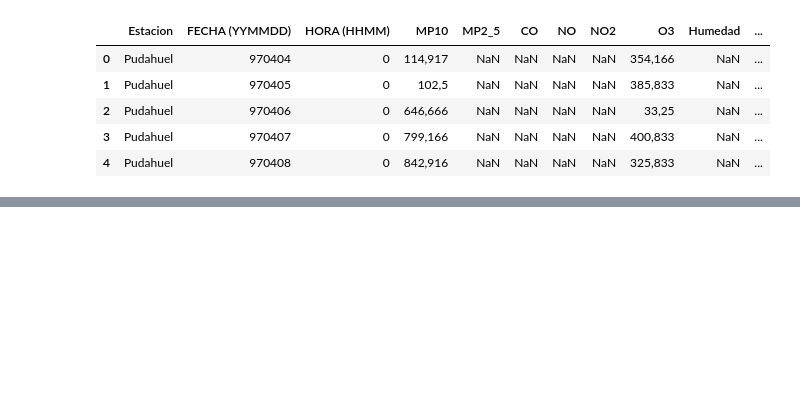
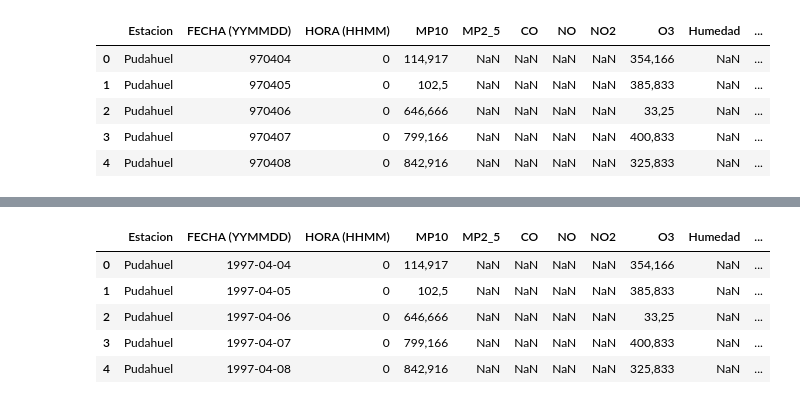
Before and after one commit to Branlut/miniproyecto2, a Jupyter notebook: analisis.ipynb, the cells around one changed output, grey strips where cells are left out. Saved outputs shown, nothing was run; the diff lists cells and outputs as text; code cells hidden in the pictures; blank space fills up the shorter version.

```diff
--- a/analisis.ipynb
+++ b/analisis.ipynb
@@ -25,0 +106,12 @@ df_calidad_aire.head()
+# %%
+df_calidad_aire['FECHA (YYMMDD)'] =df_calidad_aire['FECHA (YYMMDD)'].astype(str)
+df_calidad_aire['FECHA (YYMMDD)'] = df_calidad_aire['FECHA (YYMMDD)'].str.zfill(6)
+df_calidad_aire['FECHA (YYMMDD)'] = pd.to_datetime(df_calidad_aire['FECHA (YYMMDD)'], format='%y%m%d')
+df_calidad_aire.head()
+# %% [output]
+|  | Estacion | FECHA (YYMMDD) | HORA (HHMM) | MP10 | MP2_5 | CO | NO | NO2 | O3 | Humedad | ... |
+| 0 | Pudahuel | 1997-04-04 | 0 | 114,917 | NaN | NaN | NaN | NaN | 354,166 | NaN | ... |
+| 1 | Pudahuel | 1997-04-05 | 0 | 102,5 | NaN | NaN | NaN | NaN | 385,833 | NaN | ... |
+| 2 | Pudahuel | 1997-04-06 | 0 | 646,666 | NaN | NaN | NaN | NaN | 33,25 | NaN | ... |
+| 3 | Pudahuel | 1997-04-07 | 0 | 799,166 | NaN | NaN | NaN | NaN | 400,833 | NaN | ... |
+| 4 | Pudahuel | 1997-04-08 | 0 | 842,916 | NaN | NaN | NaN | NaN | 325,833 | NaN | ... |
```
Also changed, not shown: parts of 22 cells of this notebook.
